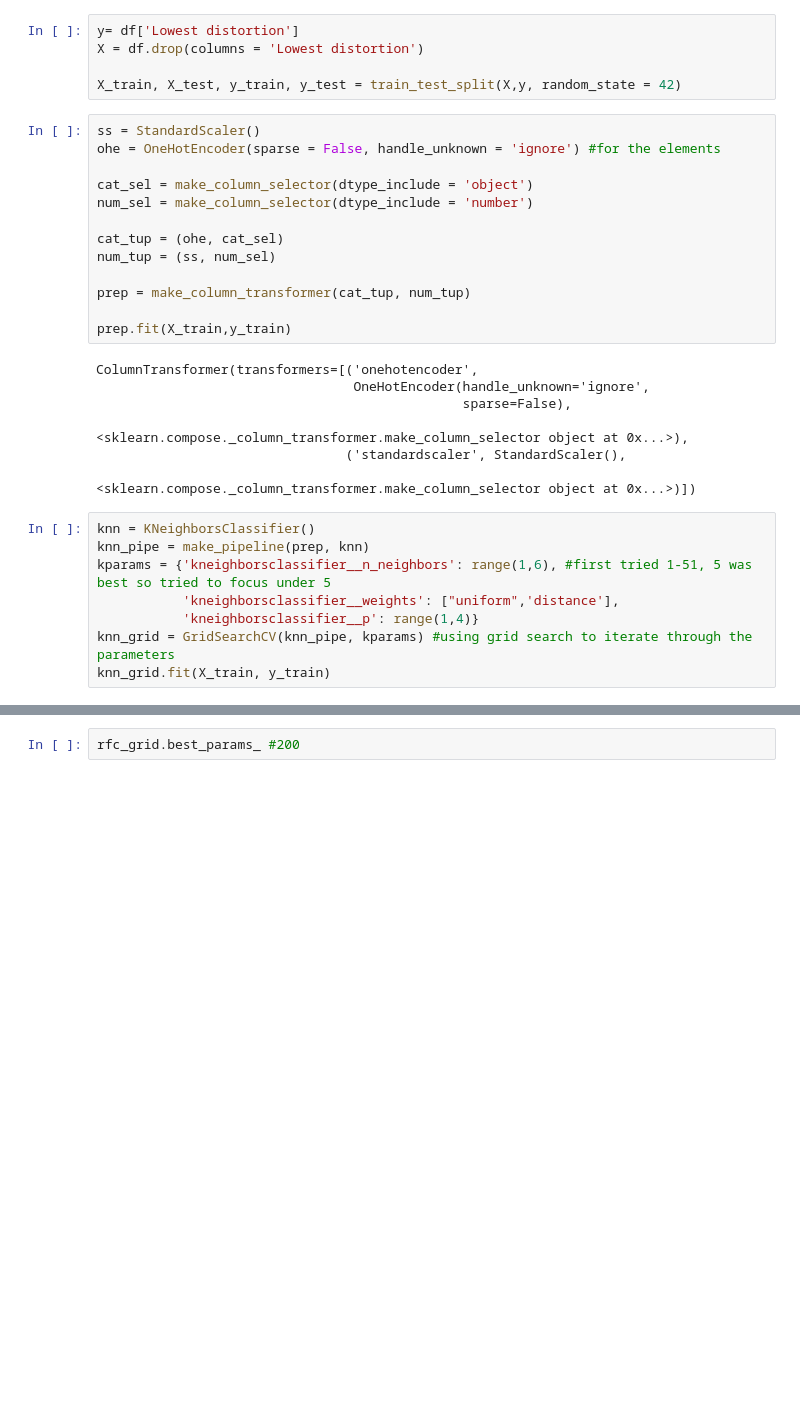
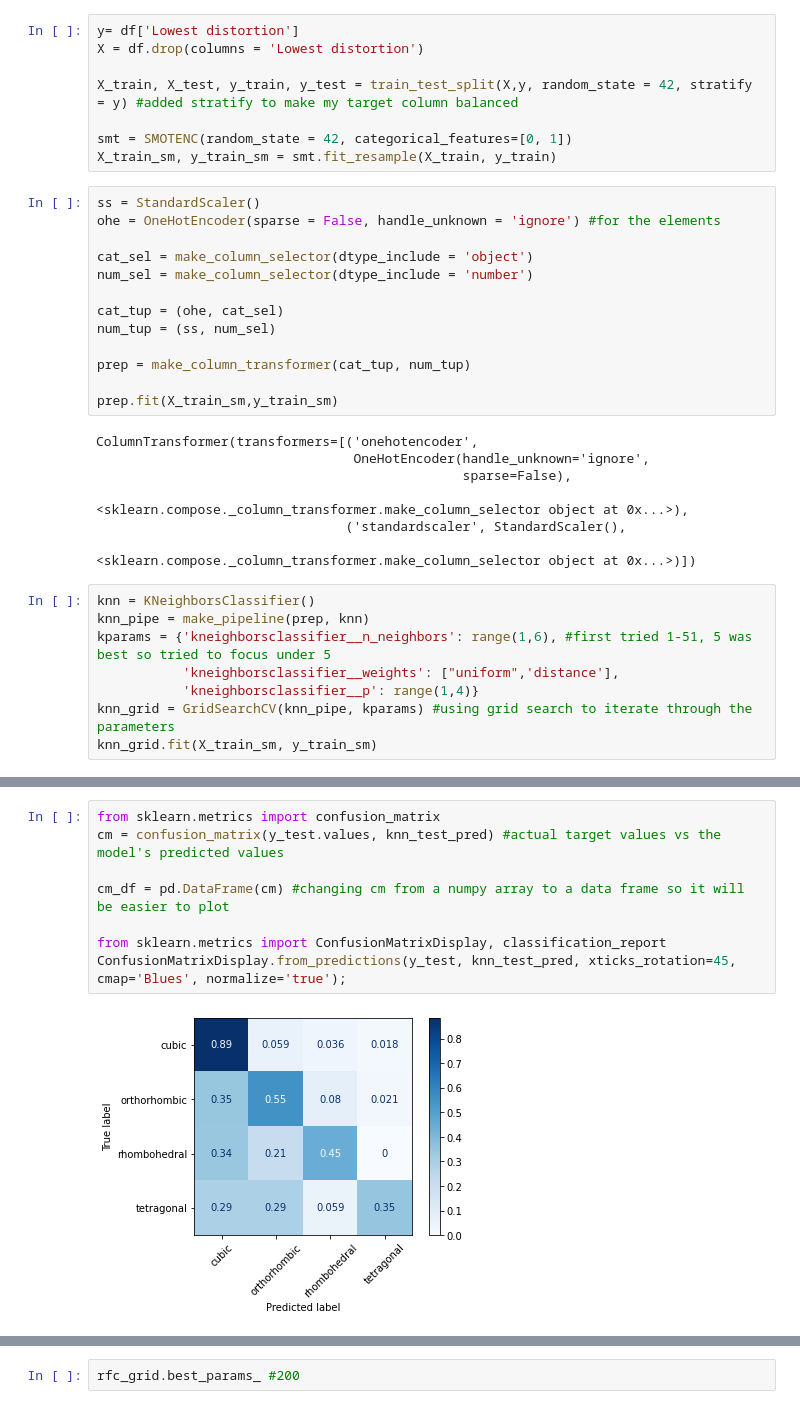
Before and after one commit to AGrantHewitt/Classification-Modeling, a Jupyter notebook: BioChemistry_Classifications.ipynb, the cells around one changed output, grey strips where cells are left out. Saved outputs shown, nothing was run; the diff lists cells and outputs as text; blank space fills up the shorter version.

Commit message:
Neural Network and SMOTE NC

```diff
--- a/BioChemistry_Classifications.ipynb
+++ b/BioChemistry_Classifications.ipynb
@@ -203,7 +207,10 @@ from sklearn.neighbors import KNeighborsClassifier
 y= df['Lowest distortion']
 X = df.drop(columns = 'Lowest distortion')
 
-X_train, X_test, y_train, y_test = train_test_split(X,y, random_state = 42)
+X_train, X_test, y_train, y_test = train_test_split(X,y, random_state = 42, stratify = y) #added stratify to make my target column balanced
+
+smt = SMOTENC(random_state = 42, categorical_features=[0, 1])
+X_train_sm, y_train_sm = smt.fit_resample(X_train, y_train)
 # %%
 ss = StandardScaler()
 ohe = OneHotEncoder(sparse = False, handle_unknown = 'ignore') #for the elements
@@ -216,7 +223,7 @@ num_tup = (ss, num_sel)
 
 prep = make_column_transformer(cat_tup, num_tup)
 
-prep.fit(X_train,y_train)
+prep.fit(X_train_sm,y_train_sm)
 # %% [output]
 ColumnTransformer(transformers=[('onehotencoder',
                                  OneHotEncoder(handle_unknown='ignore',
@@ -231,7 +238,7 @@ kparams = {'kneighborsclassifier__n_neighbors': range(1,6), #first tried 1-51, 5
            'kneighborsclassifier__weights': ["uniform",'distance'],
            'kneighborsclassifier__p': range(1,4)}
 knn_grid = GridSearchCV(knn_pipe, kparams) #using grid search to iterate through the parameters
-knn_grid.fit(X_train, y_train)
+knn_grid.fit(X_train_sm, y_train_sm)
 # %% [output]
 GridSearchCV(estimator=Pipeline(steps=[('columntransformer',
                                         ColumnTransformer(transformers=[('onehotencoder',
@@ -272,3 +279,13 @@ print(knn_test_acc)
+# %%
+from sklearn.metrics import confusion_matrix
+cm = confusion_matrix(y_test.values, knn_test_pred) #actual target values vs the model's predicted values
+
+cm_df = pd.DataFrame(cm) #changing cm from a numpy array to a data frame so it will be easier to plot
+
+from sklearn.metrics import ConfusionMatrixDisplay, classification_report
+ConfusionMatrixDisplay.from_predictions(y_test, knn_test_pred, xticks_rotation=45, cmap='Blues', normalize='true');
+# %% [output]
+[figure, added]
 # %%
 rfc = RandomForestClassifier()
 rfc_pipe = make_pipeline(prep, rfc)
```
Also changed, not shown: parts of 23 cells of this notebook.
